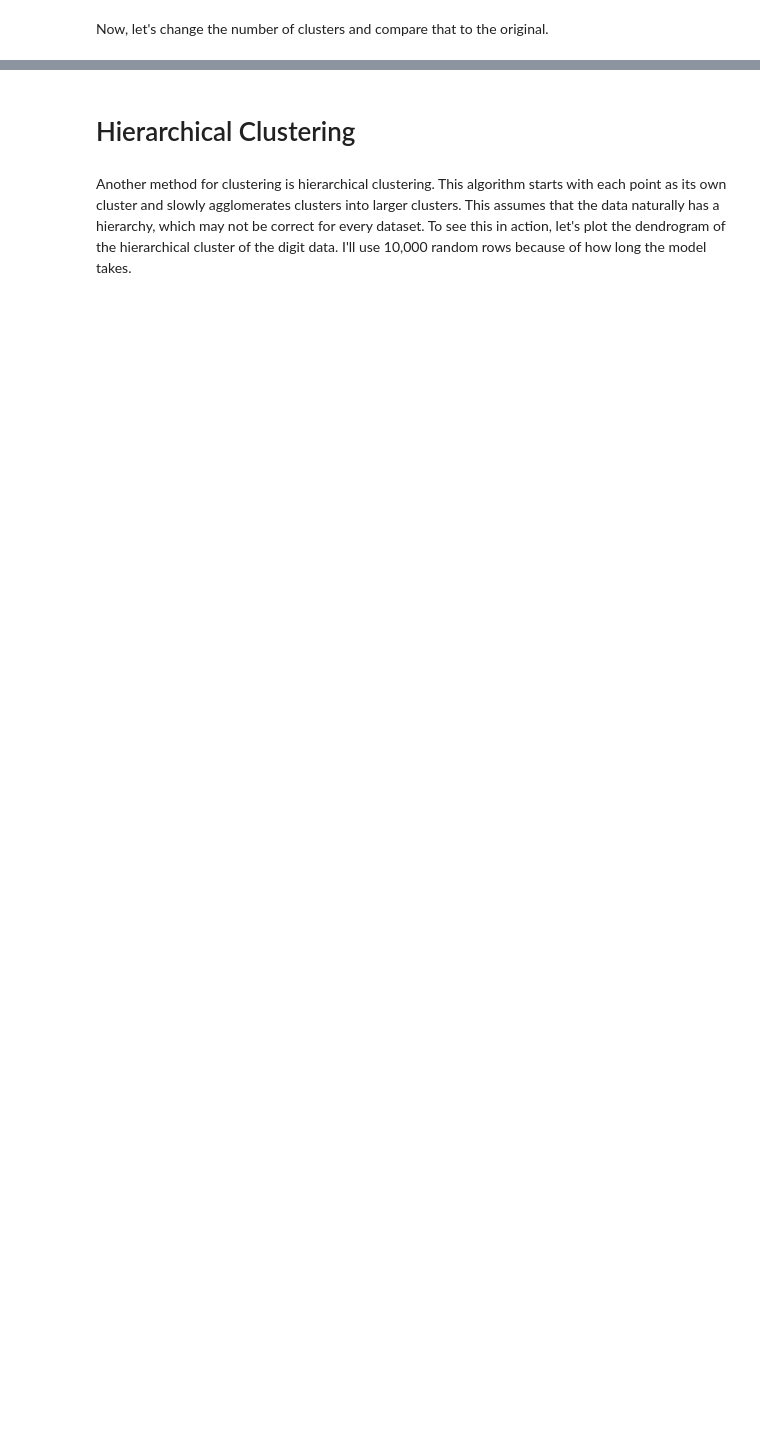
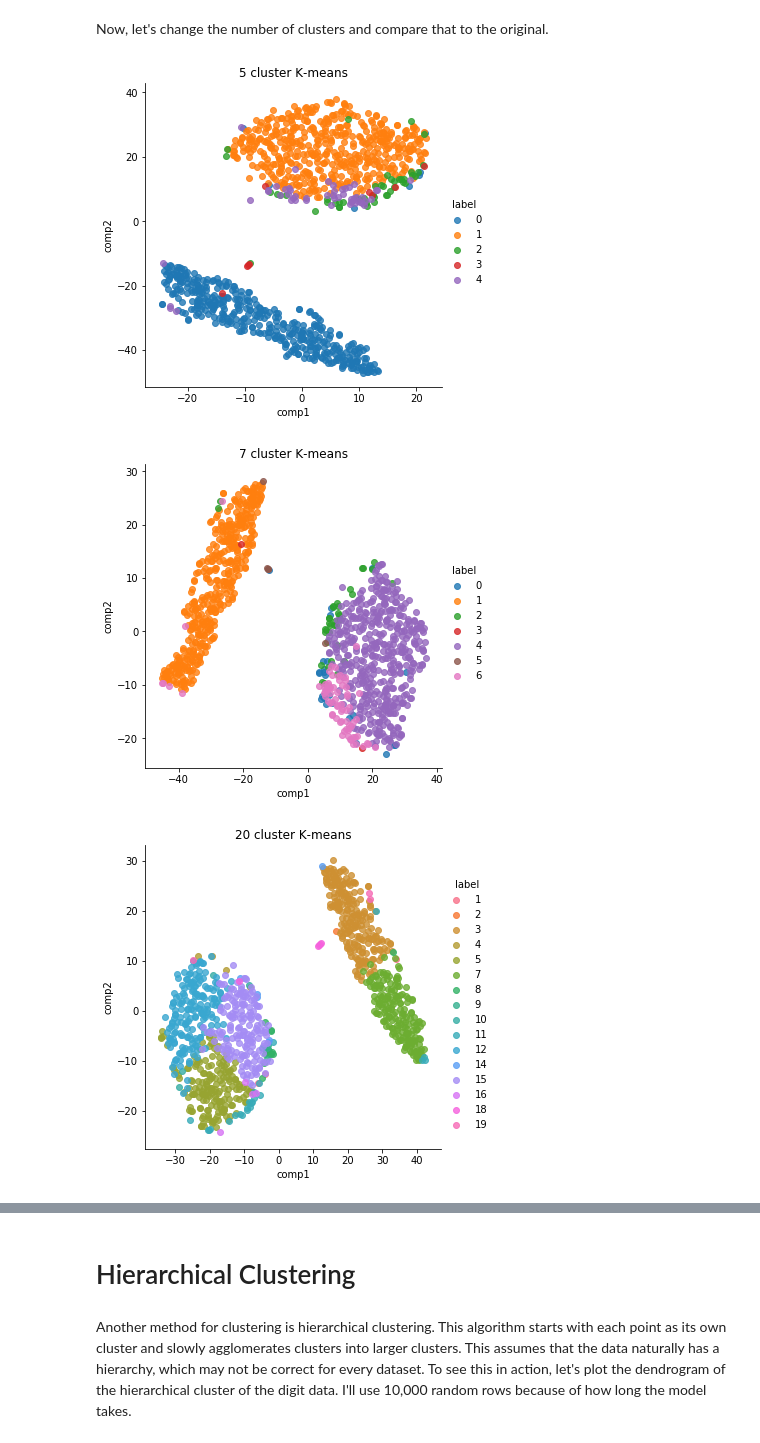
Before and after one commit to nickgrasley/appliedMachineLearning, a Jupyter notebook: hw5/hw_5.ipynb, the cells around one changed output, grey strips where cells are left out. Drawn from its saved outputs; the diff is of its cells as text; code cells hidden in the pictures; blank space fills up the shorter version.

```diff
--- a/hw5/hw_5.ipynb
+++ b/hw5/hw_5.ipynb
@@ -438,11 +448,16 @@ Now, let's change the number of clusters and compare that to the original.
 # %%
 for i in [5, 7, 20]:
     kmeans = KMeans(n_clusters=i, n_init=50, n_jobs=-1)
     kmeans.fit(X)
     kmeans_pred = kmeans.predict(X)
     tsne = TSNE(n_components=2, verbose=0, perplexity=50, n_iter=1000, learning_rate=200)
     tsne_results = tsne.fit_transform(X[rows[:1000],:])
     df_tsne = pd.DataFrame(tsne_results, columns=['comp1', 'comp2'])
     df_tsne['label'] = kmeans_pred[rows[:1000]]
     sns.lmplot(x='comp1', y='comp2', data=df_tsne, hue='label', fit_reg=False)
+    plt.title('{} cluster K-means'.format(i))
+# %% [output]
+[figure, added]
+[figure, added]
+[figure, added]
 # %% [markdown]
```
Also changed, not shown: parts of 15 cells of this notebook.
